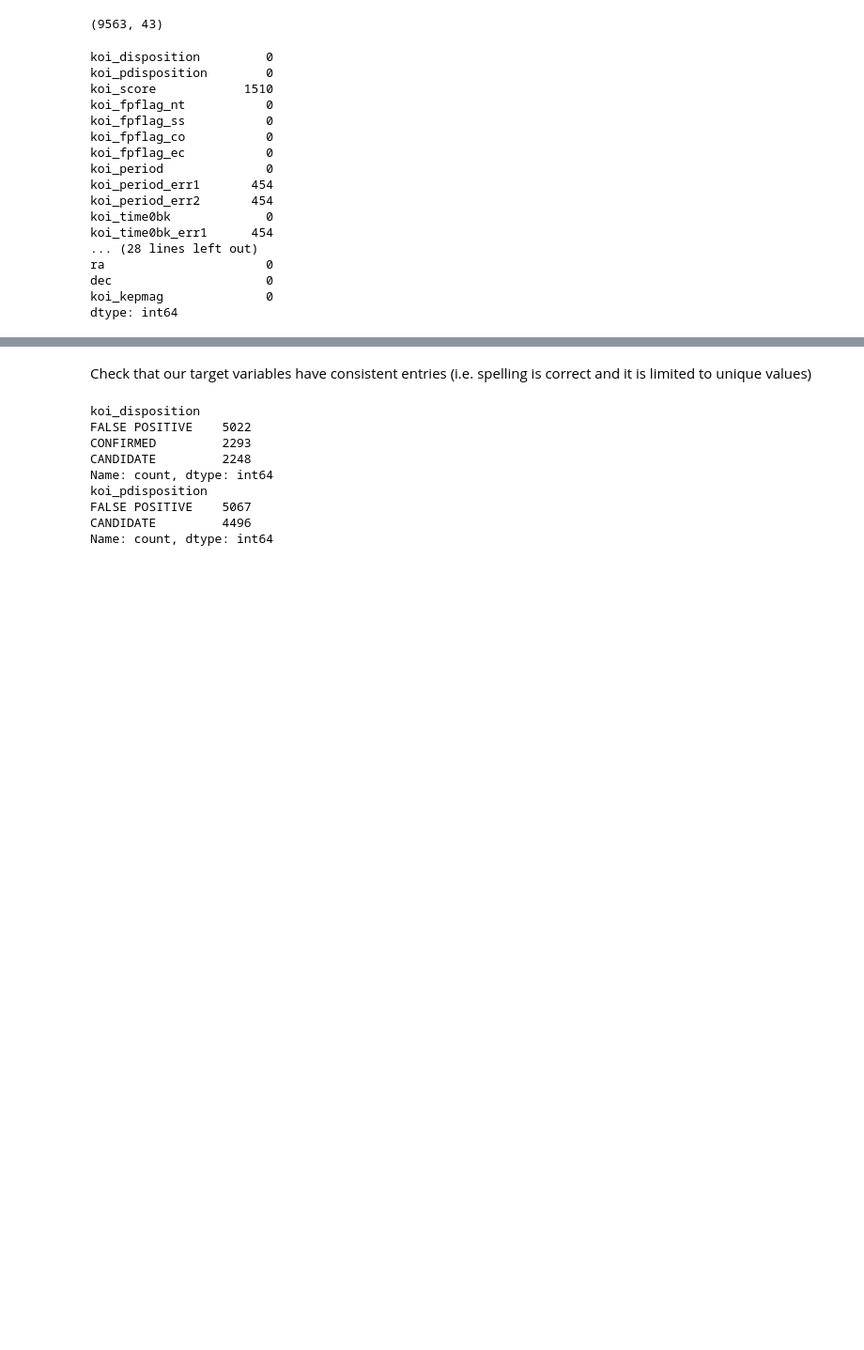
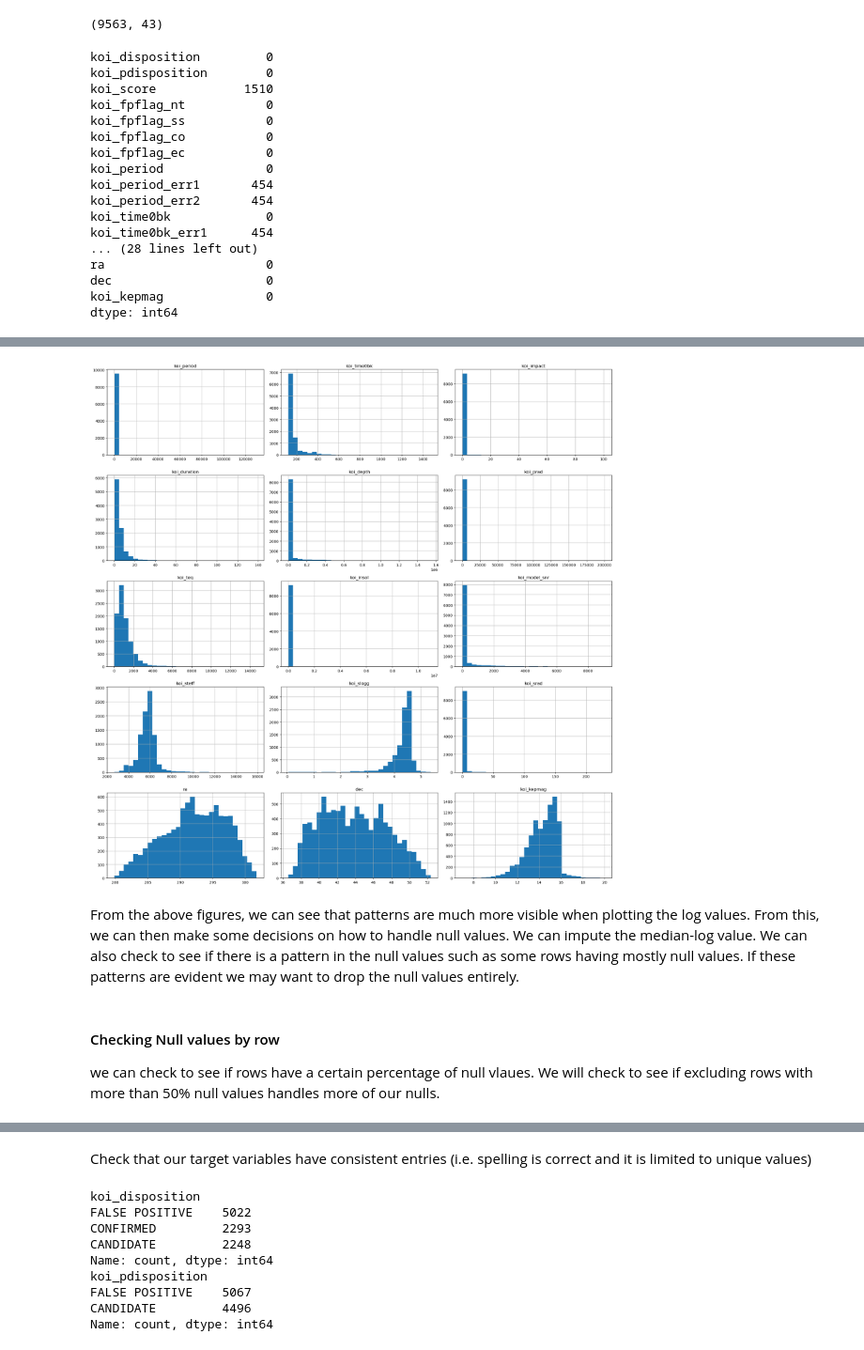
Before and after one commit to adrianveen/lhl_final_project, a Jupyter notebook: notebooks/exploration.ipynb, the cells around one changed output, grey strips where cells are left out. Shown at 94% size. Cells and saved outputs as stored; diff of their text form; code cells hidden in the pictures; blank space fills up the shorter version.

```diff
--- a/notebooks/exploration.ipynb
+++ b/notebooks/exploration.ipynb
@@ -590,0 +742,21 @@ dtype: int64
+# %%
+#create plots of distributions of the numerical variables (non-log excl. koi_kepmag)
+
+# Setting up the figure with 5 rows and 3 columns
+fig, axes = plt.subplots(5,3, figsize=(20, 20))
+axes = axes.flatten() # Flatten the 2D array of axes for easy iterating
+
+# Plotting histograms for each column
+for i, col in enumerate(kois_no_err.columns):
+    kois_no_err[col].hist(ax=axes[i], bins=30)
+    axes[i].set_title(col)
+
+plt.tight_layout()
+plt.show()
+# %% [output]
+[figure, added]
+# %% [markdown]
+From the above figures, we can see that patterns are much more visible when plotting the log values. From this, we can then make some decisions on how to handle null values. We can impute the median-log value. We can also check to see if there is a pattern in the null values such as some rows having mostly null values. If these patterns are evident we may want to drop the null values entirely.
+# %% [markdown]
+#### Checking Null values by row
+we can check to see if rows have a certain percentage of null vlaues. We will check to see if excluding rows with more than 50% null values handles more of our nulls.
```
Also changed, not shown: parts of 41 cells of this notebook.
